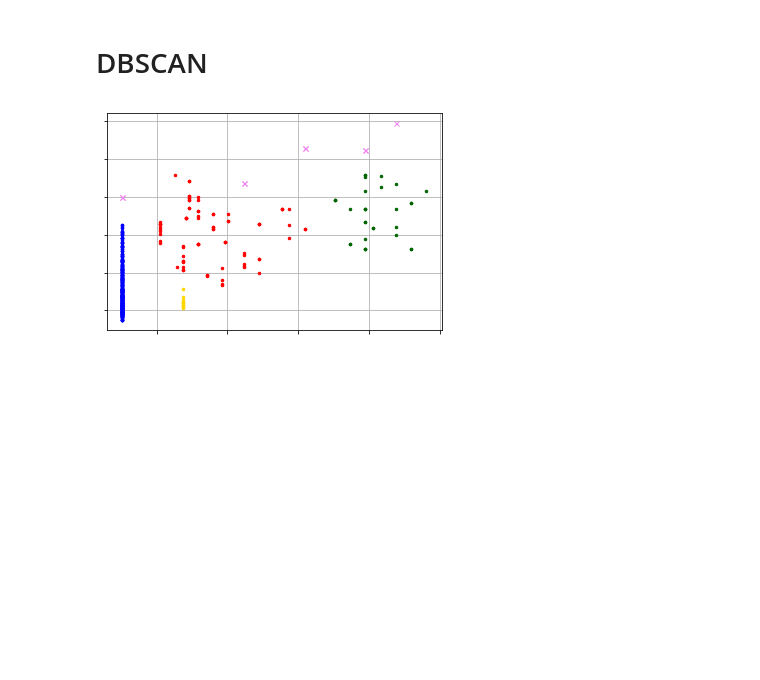
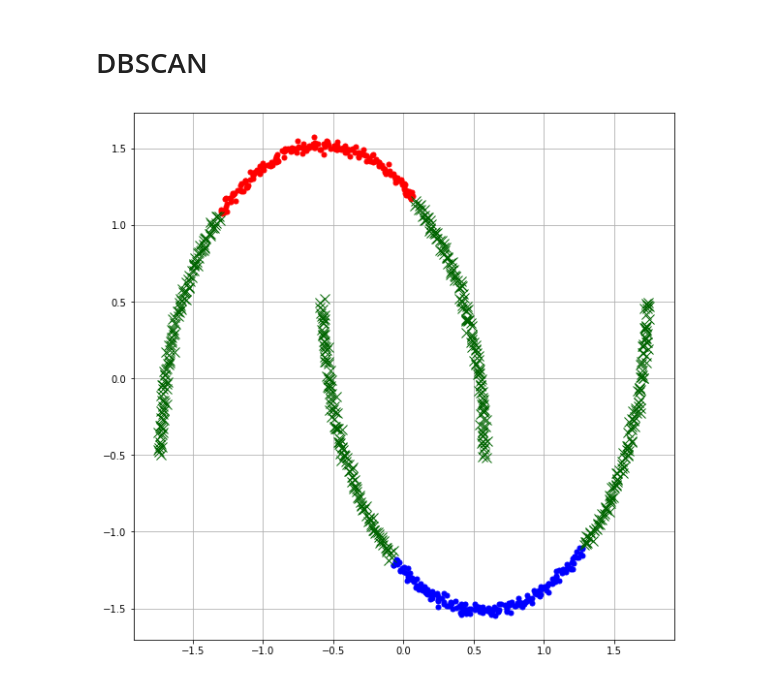
Before and after one commit to v-popov/ds_cheat_sheets, a Jupyter notebook: optics.ipynb, the cells around one changed output. Cells and saved outputs as stored; diff of their text form; code cells hidden in the pictures; blank space fills up the shorter version.

```diff
--- a/optics.ipynb
+++ b/optics.ipynb
@@ -266,3 +354,10 @@ ordering_visualizer.show_ordering_diagram(analyser, 2)
+# %%
+from sklearn import datasets
+noisy_moons = datasets.make_moons(n_samples=900, noise=.01)
+x = noisy_moons[0]
+
+scaler = StandardScaler()
+x = scaler.fit_transform(x)
 # %% [markdown]
 # DBSCAN
 # %%
@@ -272,7 +367,7 @@ from pyclustering.cluster import cluster_visualizer
 # Sample for cluster analysis.
 sample = x
 # Create DBSCAN algorithm.
-dbscan_instance = dbscan(sample, 0.4771951200605594, 3)
+dbscan_instance = dbscan(sample, 0.15, 30)
 # Start processing by DBSCAN.
 dbscan_instance.process()
 # Obtain results of clustering.
@@ -280,9 +375,15 @@ clusters = dbscan_instance.get_clusters()
 noise = dbscan_instance.get_noise()
 # %%
 # Visualize clustering results
-visualizer = cluster_visualizer()
-visualizer.append_clusters(clusters, sample)
-visualizer.append_cluster(noise, sample, marker='x')
-visualizer.show();
+# visualizer = cluster_visualizer()
+# visualizer.append_clusters(clusters, sample)
+# visualizer.append_cluster(noise, sample, marker='x')
+# visualizer.show();
+
+fig1 = plt.figure(figsize=(10, 10))
+visualizer = cluster_visualizer();
+visualizer.append_clusters(clusters, sample, markersize=10);
+visualizer.append_cluster(noise, sample, marker = 'x', markersize=10);
+visualizer.show(fig1, display=True, invisible_axis=False);
 # %% [output]
-[figure, old version]
+[figure, new version]
```
Also changed, not shown: parts of 8 cells of this notebook, 2 other files.
